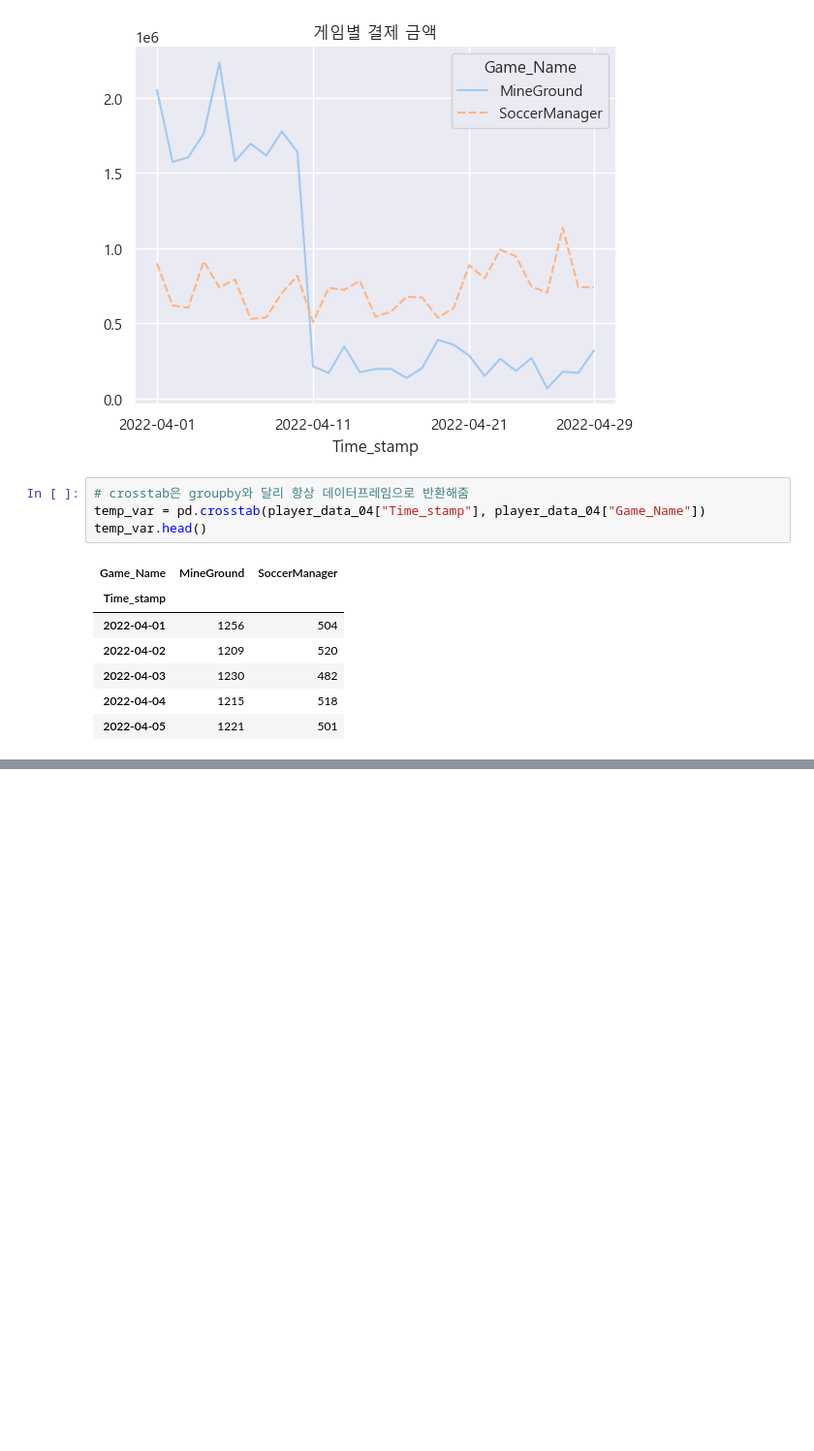
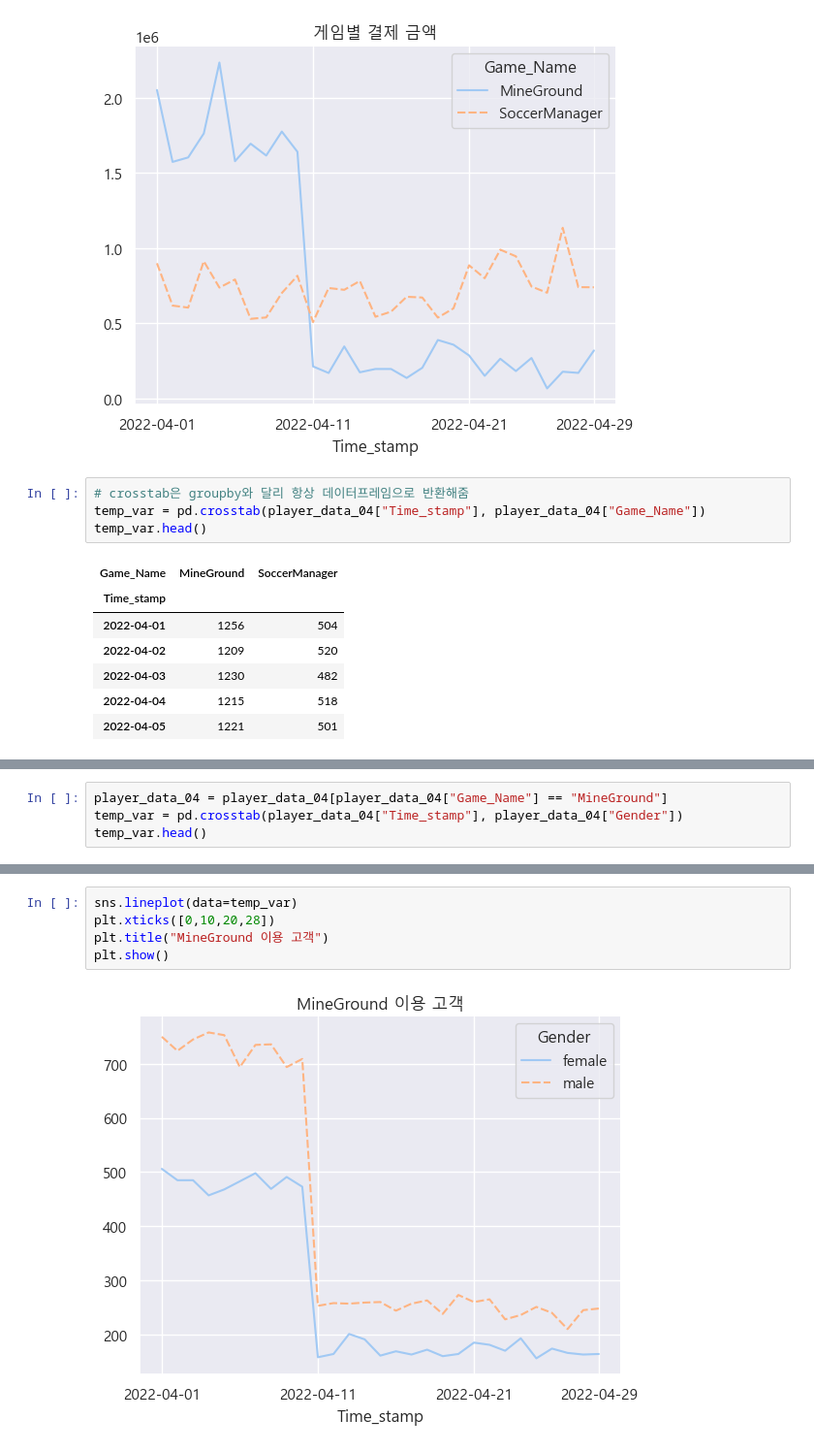
Before and after one commit to leejaesang6098/aiffel_study, a Jupyter notebook: 0823_node/Count.ipynb, the cells around one changed output, grey strips where cells are left out. Shown at 97% size. Cells and saved outputs as stored; diff of their text form; blank space fills up the shorter version.

```diff
--- a/0823_node/Count.ipynb
+++ b/0823_node/Count.ipynb
@@ -257,0 +265,4 @@ temp_var.head()
+# %%
+player_data_04 = player_data_04[player_data_04["Game_Name"] == "MineGround"]
+temp_var = pd.crosstab(player_data_04["Time_stamp"], player_data_04["Gender"])
+temp_var.head()
@@ -257,0 +277,7 @@ temp_var.head()
+# %%
+sns.lineplot(data=temp_var)
+plt.xticks([0,10,20,28])
+plt.title("MineGround 이용 고객")
+plt.show()
+# %% [output]
+[figure, added]
```
Also changed, not shown: parts of 10 cells of this notebook.
